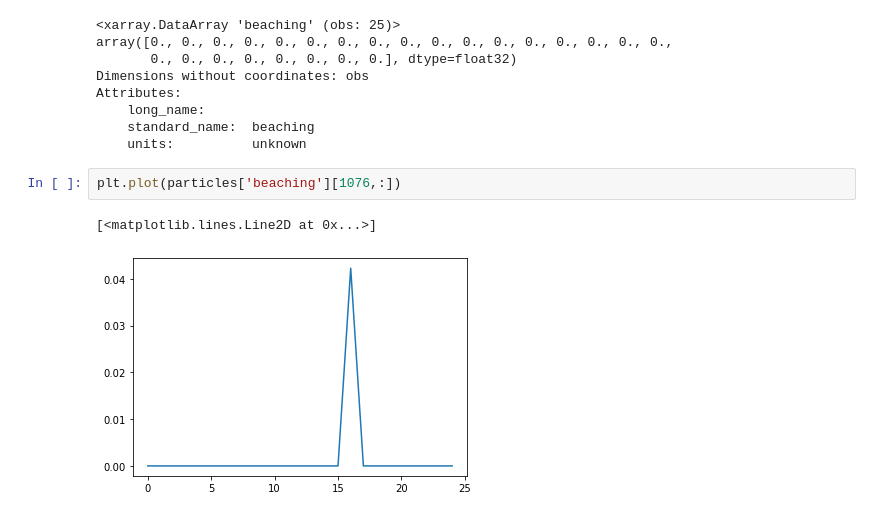
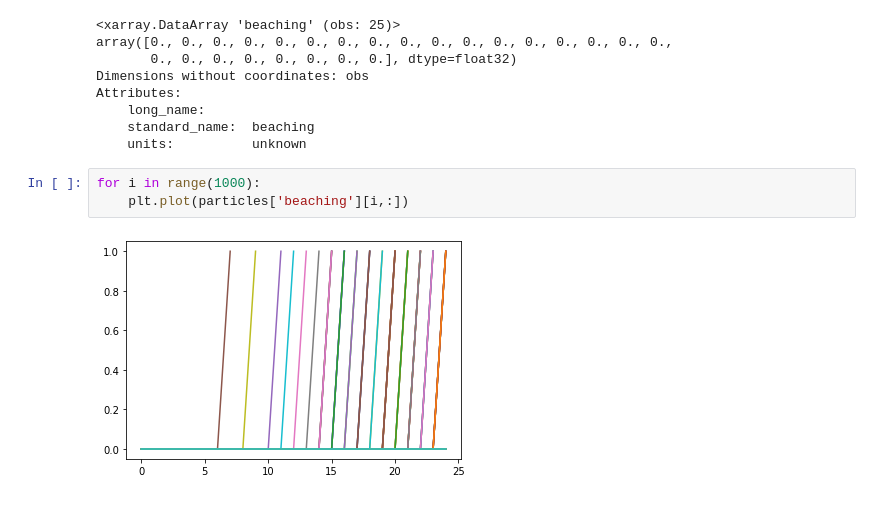
Before and after one commit to OceanParcels/BayesianAnalysis_SouthAtlantic, a Jupyter notebook: notebooks/model_setup.ipynb, the cells around one changed output. Cells and saved outputs as stored; diff of their text form.

```diff
--- a/notebooks/model_setup.ipynb
+++ b/notebooks/model_setup.ipynb
@@ -210,8 +190,8 @@ Attributes:
     long_name:
     standard_name:  beaching
     units:          unknown
-# %%
-plt.plot(particles['beaching'][1076,:])
-# %% [output]
-[<matplotlib.lines.Line2D at 0x...>]
-[figure, removed]
+# %%
+for i in range(1000):
+    plt.plot(particles['beaching'][i,:])
+# %% [output]
+[figure, added]
```
Also changed, not shown: parts of 19 cells of this notebook, 1 other file.
